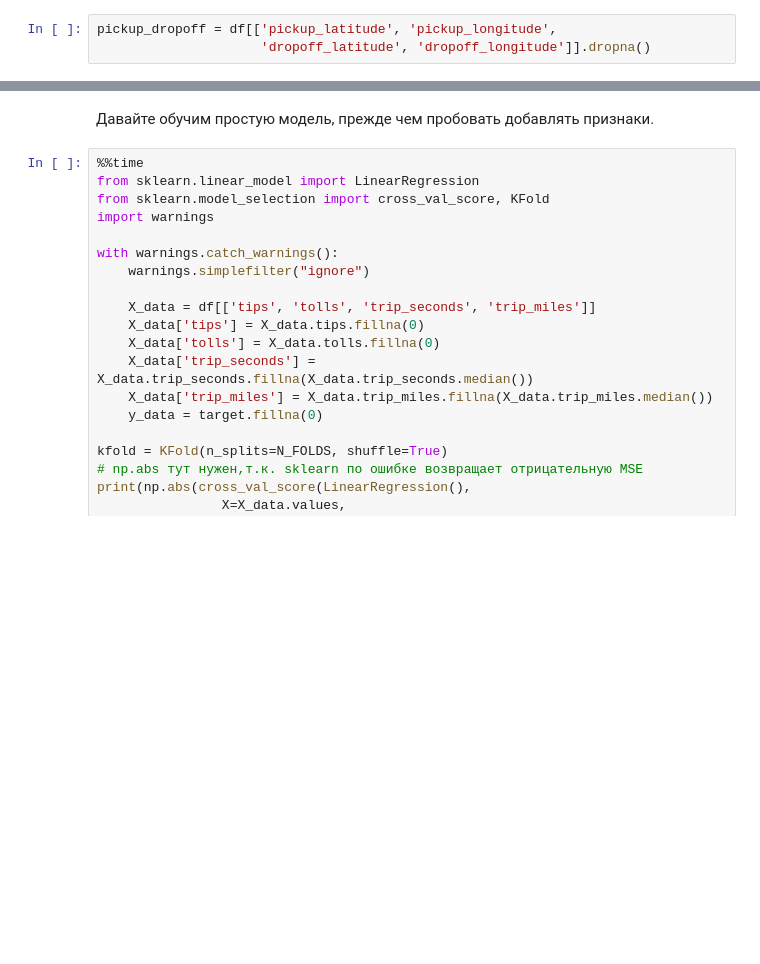
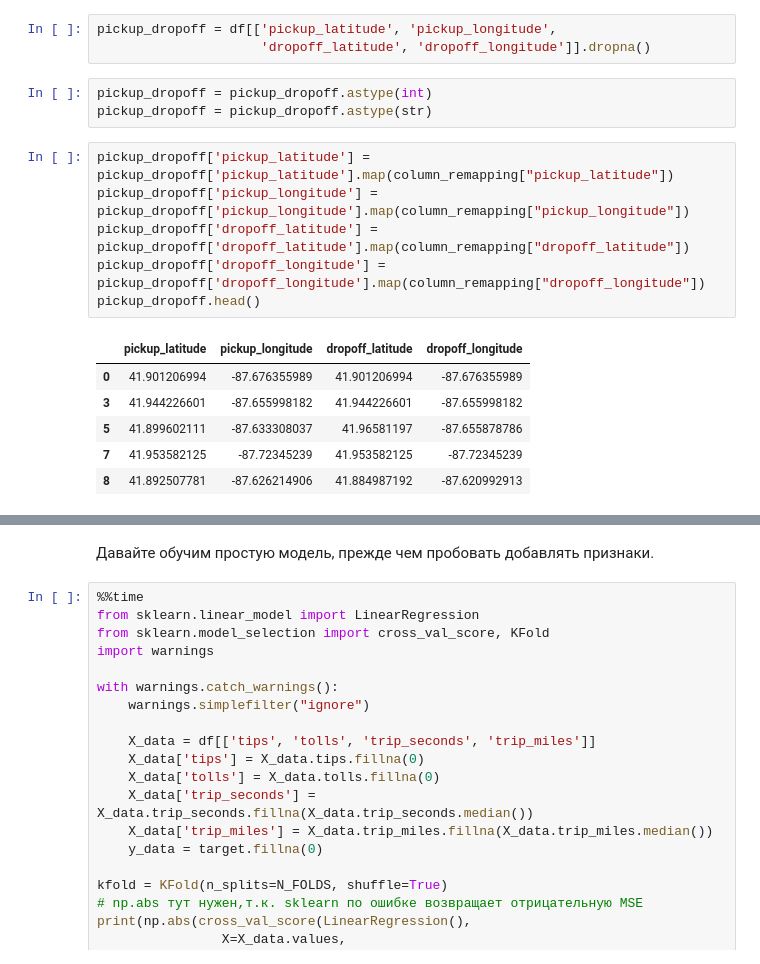
Before and after one commit to viakondratiuk/mlcourse_open, a Jupyter notebook: jupyter_notebooks/topic06_features/hw6_session2_features.ipynb, the cells around one changed output, grey strips where cells are left out. Saved outputs shown, nothing was run; the diff lists cells and outputs as text; blank space fills up the shorter version.

```diff
--- a/jupyter_notebooks/topic06_features/hw6_session2_features.ipynb
+++ b/jupyter_notebooks/topic06_features/hw6_session2_features.ipynb
@@ -135,3 +134,19 @@ Successfully installed joblib-0.11
 # %%
 pickup_dropoff = df[['pickup_latitude', 'pickup_longitude',
                      'dropoff_latitude', 'dropoff_longitude']].dropna()
+# %%
+pickup_dropoff = pickup_dropoff.astype(int)
+pickup_dropoff = pickup_dropoff.astype(str)
+# %%
+pickup_dropoff['pickup_latitude'] = pickup_dropoff['pickup_latitude'].map(column_remapping["pickup_latitude"])
+pickup_dropoff['pickup_longitude'] = pickup_dropoff['pickup_longitude'].map(column_remapping["pickup_longitude"])
+pickup_dropoff['dropoff_latitude'] = pickup_dropoff['dropoff_latitude'].map(column_remapping["dropoff_latitude"])
+pickup_dropoff['dropoff_longitude'] = pickup_dropoff['dropoff_longitude'].map(column_remapping["dropoff_longitude"])
+pickup_dropoff.head()
+# %% [output]
+|  | pickup_latitude | pickup_longitude | dropoff_latitude | dropoff_longitude |
+| 0 | 41.901206994 | -87.676355989 | 41.901206994 | -87.676355989 |
+| 3 | 41.944226601 | -87.655998182 | 41.944226601 | -87.655998182 |
+| 5 | 41.899602111 | -87.633308037 | 41.96581197 | -87.655878786 |
+| 7 | 41.953582125 | -87.72345239 | 41.953582125 | -87.72345239 |
+| 8 | 41.892507781 | -87.626214906 | 41.884987192 | -87.620992913 |
```
Also changed, not shown: parts of 16 cells of this notebook.
